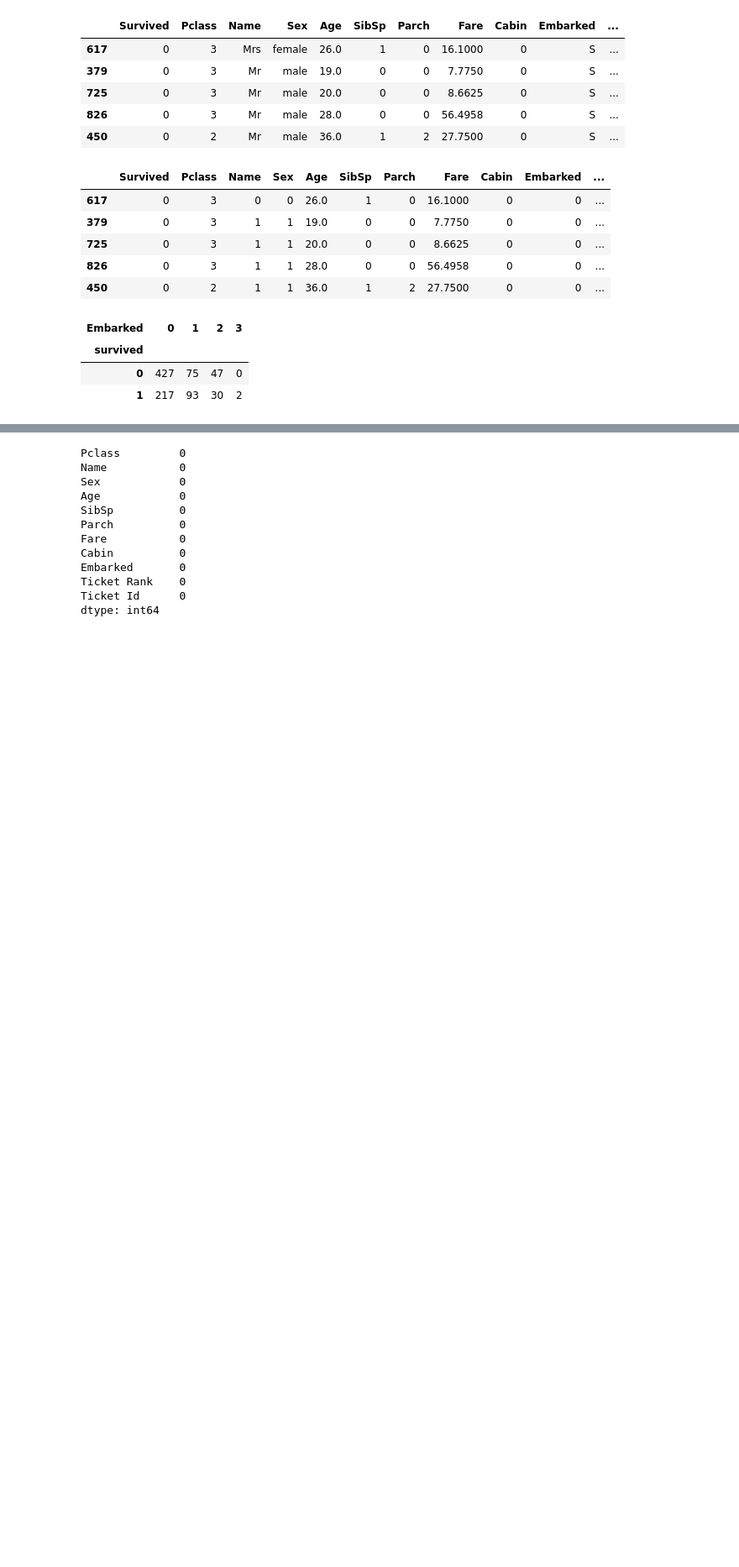
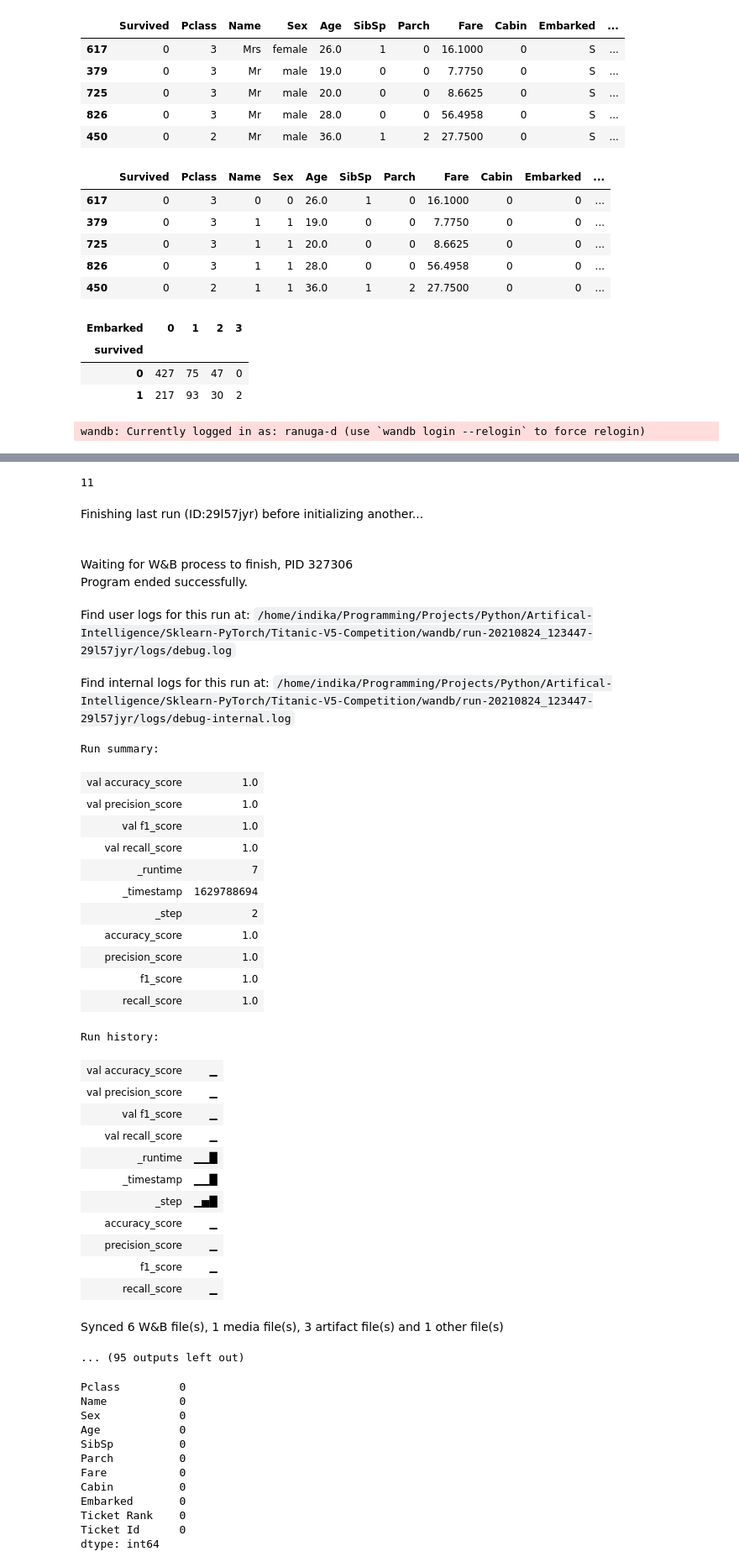
Before and after one commit to Programmer-RD-AI-Archive/Titanic-V5-Competition, a Jupyter notebook: 00.ipynb, the cells around one changed output, grey strips where cells are left out. Shown at 84% size. Drawn from its saved outputs; the diff is of its cells as text; code cells hidden in the pictures; blank space fills up the shorter version.

```diff
--- a/00.ipynb
+++ b/00.ipynb
@@ -91,7 +91,7 @@ def make_submission(model,name):
     print(len(data.columns))
     preds = model.predict(data)
     df = pd.DataFrame({'PassengerId':ids,'Survived':preds})
-    df.to_csv(f'./submisssions/{name}.csv',index=False)
+    df.to_csv(f'/home/indika/Programming/Projects/Python/Artifical-Intelligence/Sklearn-PyTorch/Titanic-V5-Competition/submisssions/{name}.csv',index=False)
     return df
 def validate(model,X,y,val=False):
     preds = model.predict(X)
@@ -116,8 +116,7 @@ def train(model,X_train,X_test,y_train,y_test,name):
     wandb.log(validate(model,X_train,y_train))
     wandb.log(validate(model,X_test,y_test,True))
     wandb.sklearn.plot_learning_curve(model, X_train, y_train)
-    wandb.sklearn.plot_residuals(model, X_train, y_train)
-    pickle.dump(model,open(f'./models/model-{name}.pkl','wb'))
+    pickle.dump(model,open(f'/home/indika/Programming/Projects/Python/Artifical-Intelligence/Sklearn-PyTorch/Titanic-V5-Competition/models/model-{name}.pkl','wb'))
     make_submission(model,name)
     return model
 # %%
@@ -273,3 +272,25 @@ pd.crosstab(test_df['survived'],test_df['Embarked'])
 # %%
 X = data.drop('Survived',axis=1)
 y = data['Survived']
+# %%
+data_old = data.copy()
+# %%
+def fe(data,col):
+    max_num = data[col].quantile(0.99)
+    min_num = data[col].quantile(0.05)
+    data = data[data[col] < max_num]
+    data = data[data[col] > min_num]
+    return data
+for col in list(X.columns):
+    try:
+        data = data_old.copy()
+        data = fe(data,col)
+        X = data.drop('Survived',axis=1)
+        y = data['Survived']
+        X_train,X_test,y_train,y_test = train_test_split(X,y,test_size=0.125)
+        model = GradientBoostingClassifier()
+        model = train(model,X_train,X_test,y_train,y_test,name=f'{col}-fe')
+    except:
+        pass
+# %% [output]
+wandb: Currently logged in as: ranuga-d (use `wandb login --relogin` to force relogin)
@@ -276,3 +302,35 @@ y = data['Survived']
+11
+Finishing last run (ID:29l57jyr) before initializing another...
+Waiting for W&B process to finish, PID 327306
+Program ended successfully.
+Find user logs for this run at: /home/indika/Programming/Projects/Python/Artifical-Intelligence/Sklearn-PyTorch/Titanic-V5-Competition/wandb/run-20210824_123447-29l57jyr/logs/debug.log
+Find internal logs for this run at: /home/indika/Programming/Projects/Python/Artifical-Intelligence/Sklearn-PyTorch/Titanic-V5-Competition/wandb/run-20210824_123447-29l57jyr/logs/debug-internal.log
+Run summary:
+| val accuracy_score | 1.0 |
+| val precision_score | 1.0 |
+| val f1_score | 1.0 |
+| val recall_score | 1.0 |
+| _runtime | 7 |
+| _timestamp | 1629788694 |
+| _step | 2 |
+| accuracy_score | 1.0 |
+| precision_score | 1.0 |
+| f1_score | 1.0 |
+| recall_score | 1.0 |
+Run history:
+| val accuracy_score | ▁ |
+| val precision_score | ▁ |
+| val f1_score | ▁ |
+| val recall_score | ▁ |
+| _runtime | ▁▁█ |
+| _timestamp | ▁▁█ |
+| _step | ▁▅█ |
+| accuracy_score | ▁ |
+| precision_score | ▁ |
+| f1_score | ▁ |
+| recall_score | ▁ |
+Synced 6 W&B file(s), 1 media file(s), 3 artifact file(s) and 1 other file(s)
+... (95 outputs left out)
 # %%
 X.isna().sum()
 # %% [output]
```
Also changed, not shown: parts of 8 cells of this notebook.
